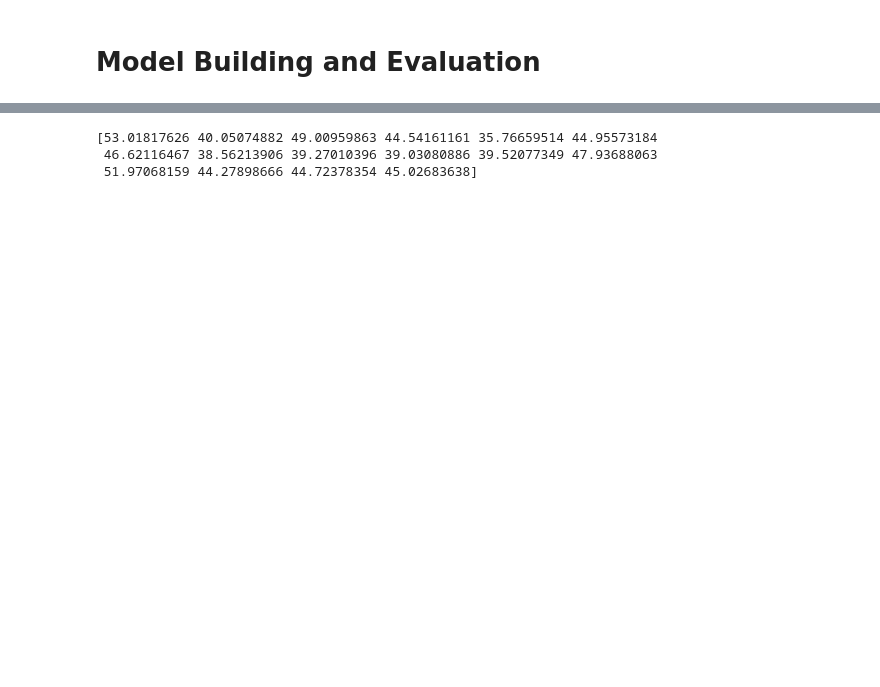
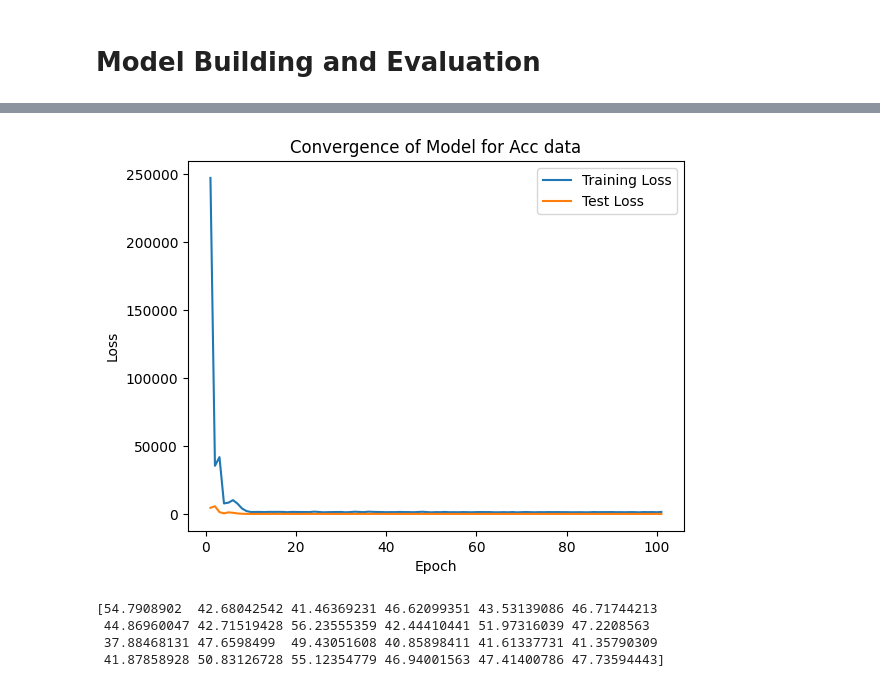
Before and after one commit to cannin/gsoc_2023_pytorch_pathway_commons, a Jupyter notebook: Notebooks/gnn_modelling_with_acc_data.ipynb, the cells around one changed output, grey strips where cells are left out. Saved outputs shown, nothing was run; the diff lists cells and outputs as text; code cells hidden in the pictures; blank space fills up the shorter version.

```diff
--- a/Notebooks/gnn_modelling_with_acc_data.ipynb
+++ b/Notebooks/gnn_modelling_with_acc_data.ipynb
@@ -152,3 +84,5 @@ edge_index = torch.tensor([source_indices, target_indices], dtype=torch.long)
+# %%
+edge_index = torch.load('train_set/edge_index.pt')
 # %%
 edge_index
 # %% [output]
@@ -163,12 +91,3 @@ torch.Size([2, 271771])
-# %%
-# Set the fixed index for splitting
-split_index = int(0.8 * X.shape[0])
-
-# Split the data based on the fixed index
-X_train = X[:split_index]
-X_test = X[split_index:]
-y_train = y[:split_index]
-y_test = y[split_index:]
 # %%
 X_train.shape, X_test.shape
 # %% [output]
@@ -408,15 +284,24 @@ model = GCN(hidden_channels=64, num_node_features=1)
 criterion = torch.nn.MSELoss()
 optimizer = torch.optim.Adam(model.parameters(), lr=0.01)
 
+model = model.to(device)  # Move the model to CUDA device
+criterion = criterion.to(device)  # Move the criterion to CUDA device
+
 model.double()  # Convert the model's parameters to Double type
 
 num_epochs = 101  # Specify the number of epochs
 
+start_time = time.time()
+
+# Initialize lists to store training and test losses
+train_losses = []
+test_losses = []
 for epoch in range(num_epochs):
     model.train()  # Set the model to train mode
     total_loss = 0
 
     for step, data in enumerate(train_loader):
+        data = data.to(device)  # Move the batch of data to CUDA device
         optimizer.zero_grad()
 
         out = model(data.x.double(), data.edge_index, data.batch)
@@ -427,17 +312,26 @@ for epoch in range(num_epochs):
         total_loss += loss.item()
 
     average_loss = total_loss / (step + 1)
+    train_losses.append(average_loss)
 
     # Evaluate on the test set
     model.eval()  # Set the model to evaluation mode
     with torch.no_grad():
         test_loss = 0
         for data in test_loader:
+            data = data.to(device)  # Move the batch of data to CUDA device
             out = model(data.x.double(), data.edge_index, data.batch)
             loss = criterion(out, data.y.view(-1).double())
             test_loss += loss.item()
 
+
         average_test_loss = test_loss / len(data_test)
-        #print(f"Epoch: {epoch+1:03d}, Test Loss: {average_test_loss:.4f}")
+        test_losses.append(average_test_loss)
+
         print(f'Epoch: {epoch:03d}, Train loss: {average_loss:.4f}, Test Loss: {average_test_loss:.4f}')
+
+# Calculate the elapsed time
+elapsed_time = time.time() - start_time
+
+print(f"Time used for training: {elapsed_time:.2f} seconds")
 # %% [output]
@@ -461,3 +355,17 @@ Epoch: 100, Train loss: 1330.3872, Test Loss: 96.8705
+# %%
+import matplotlib.pyplot as plt
+
+# Visualize convergence results
+plt.figure()
+plt.plot(range(1, num_epochs + 1), train_losses, label='Training Loss')
+plt.plot(range(1, num_epochs + 1), test_losses, label='Test Loss')
+plt.xlabel('Epoch')
+plt.ylabel('Loss')
+plt.legend()
+plt.title('Convergence of Model for Acc data')
+plt.show()
+# %% [output]
+[figure, added]
 # %%
 model.eval()  # Set the model to evaluation mode
 
@@ -465,8 +373,9 @@ predictions = []  # List to store the predicted outputs
 
 with torch.no_grad():
     for data in test_loader:
+        data = data.to(device)  # Move the batch of data to CUDA device
         out = model(data.x.double(), data.edge_index, data.batch)
-        predictions.append(out.detach().numpy())  # Convert the predictions to NumPy array
+        predictions.append(out.cpu().detach().numpy())  # Convert the predictions to NumPy array
 
 # Concatenate the predictions from multiple batches
 predictions = np.concatenate(predictions)
@@ -474,9 +383,10 @@ predictions = np.concatenate(predictions)
 # Print the predictions
 print(predictions)
 # %% [output]
-[53.01817626 40.05074882 49.00959863 44.54161161 35.76659514 44.95573184
- 46.62116467 38.56213906 39.27010396 39.03080886 39.52077349 47.93688063
- 51.97068159 44.27898666 44.72378354 45.02683638]
+[54.7908902  42.68042542 41.46369231 46.62099351 43.53139086 46.71744213
+ 44.86960047 42.71519428 56.23555359 42.44410441 51.97316039 47.2208563
+ 37.88468131 47.6598499  49.43051608 40.85898411 41.61337731 41.35790309
+ 41.87858928 50.83126728 55.12354779 46.94001563 47.41400786 47.73594443]
 # %%
 from sklearn.metrics import r2_score
 
```
Also changed, not shown: parts of 42 cells of this notebook.
